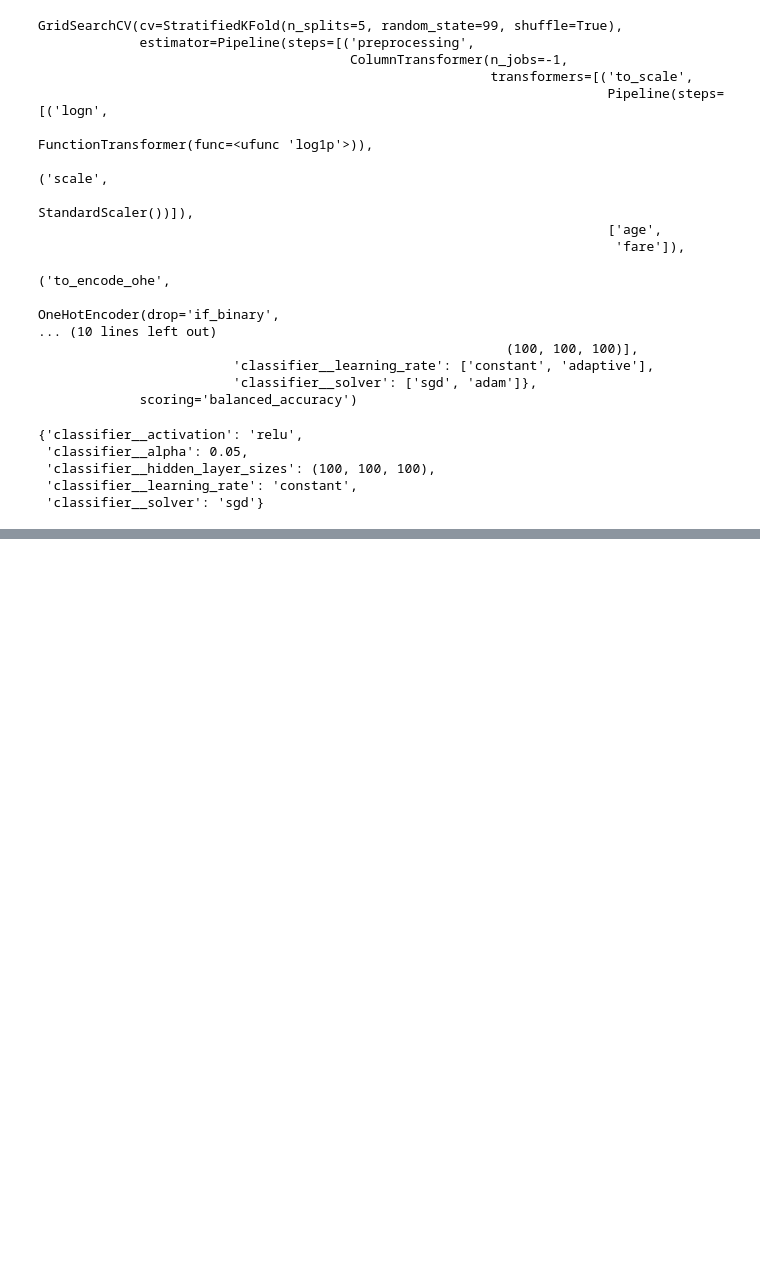
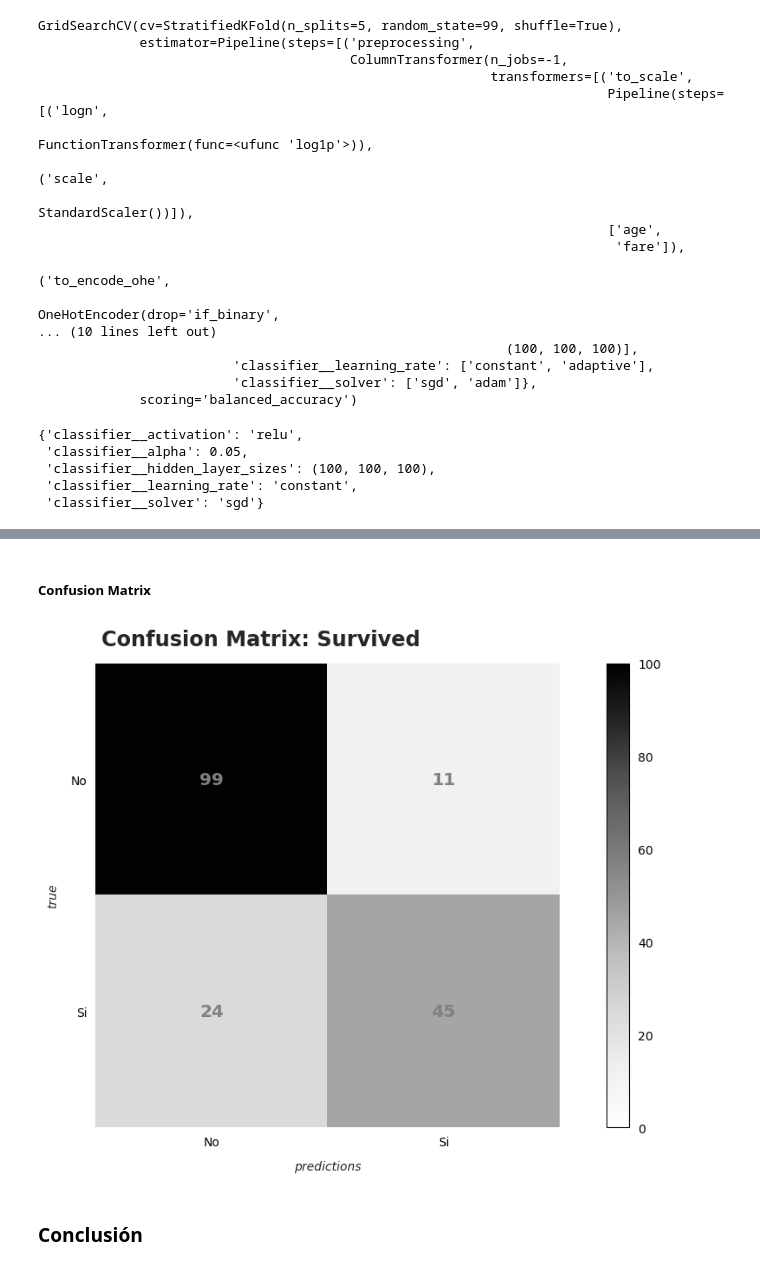
Before and after one commit to aaerror/ONLINE_DS_THEBRIDGE_AAC, a Jupyter notebook: deep_learning/sprint_15/deep_learning/deep_learning.ipynb, the cells around one changed output, grey strips where cells are left out. Drawn from its saved outputs; the diff is of its cells as text; code cells hidden in the pictures; blank space fills up the shorter version.

```diff
--- a/deep_learning/sprint_15/deep_learning/deep_learning.ipynb
+++ b/deep_learning/sprint_15/deep_learning/deep_learning.ipynb
@@ -1009,3 +1009,35 @@ Duración: 23.290657001780346 ms
     accuracy                           0.80       179
    macro avg       0.80      0.78      0.78       179
 weighted avg       0.80      0.80      0.80       179
+# %% [markdown]
+##### Confusion Matrix
+# %%
+fig, ax = plt.subplots(figsize=(12, 6))
+fig.suptitle(
+	"Confusion Matrix: Survived",
+	color="#262626",
+	x=.61,
+	y=1.05
+)
+
+ConfusionMatrixDisplay.from_predictions(
+	y_true=df_test[target],
+	y_pred=predicts,
+	cmap="Greys",
+	display_labels=["No", "Si"],
+	im_kw={"vmax": 100, "vmin": 0},
+	text_kw={
+		"color": "gray",
+		"fontsize": "x-large",
+		"fontweight": "bold"
+	},
+	ax=ax
+)
+ax.set_xlabel("predictions", fontstyle="italic", labelpad=10)
+ax.set_ylabel("true", fontstyle="italic", labelpad=10)
+ax.spines[["left", "bottom"]].set_visible(False)
+plt.show()
+# %% [output]
+[figure, added]
+# %% [markdown]
+### Conclusión
```
Also changed, not shown: parts of 14 cells of this notebook.
